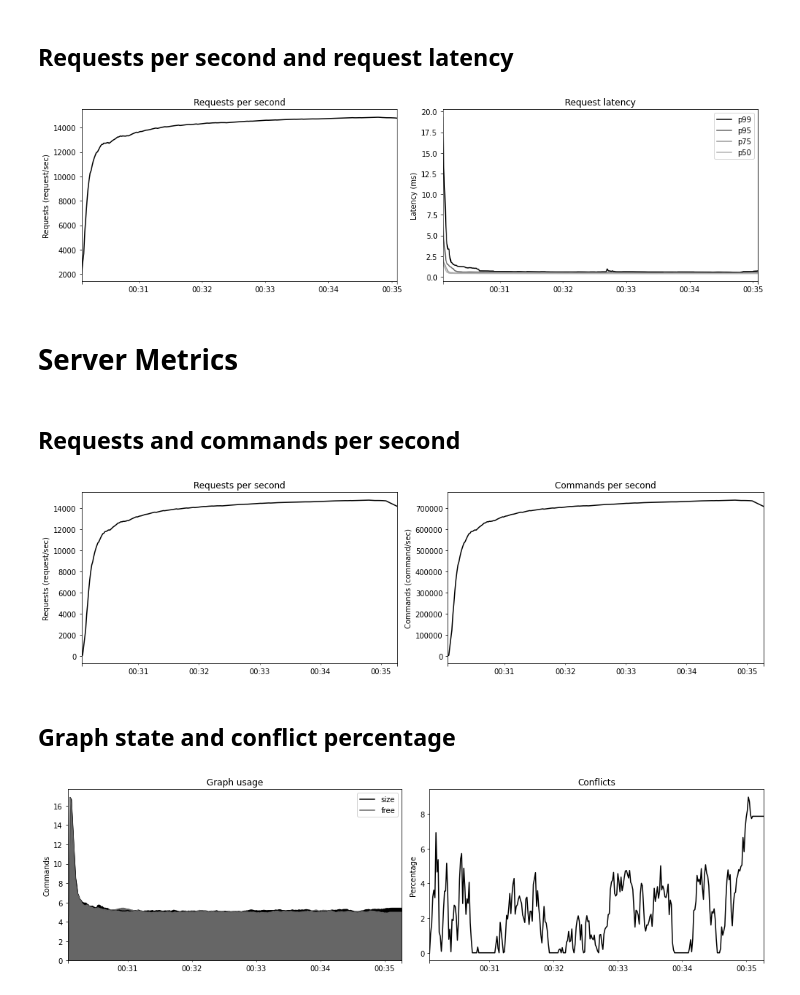
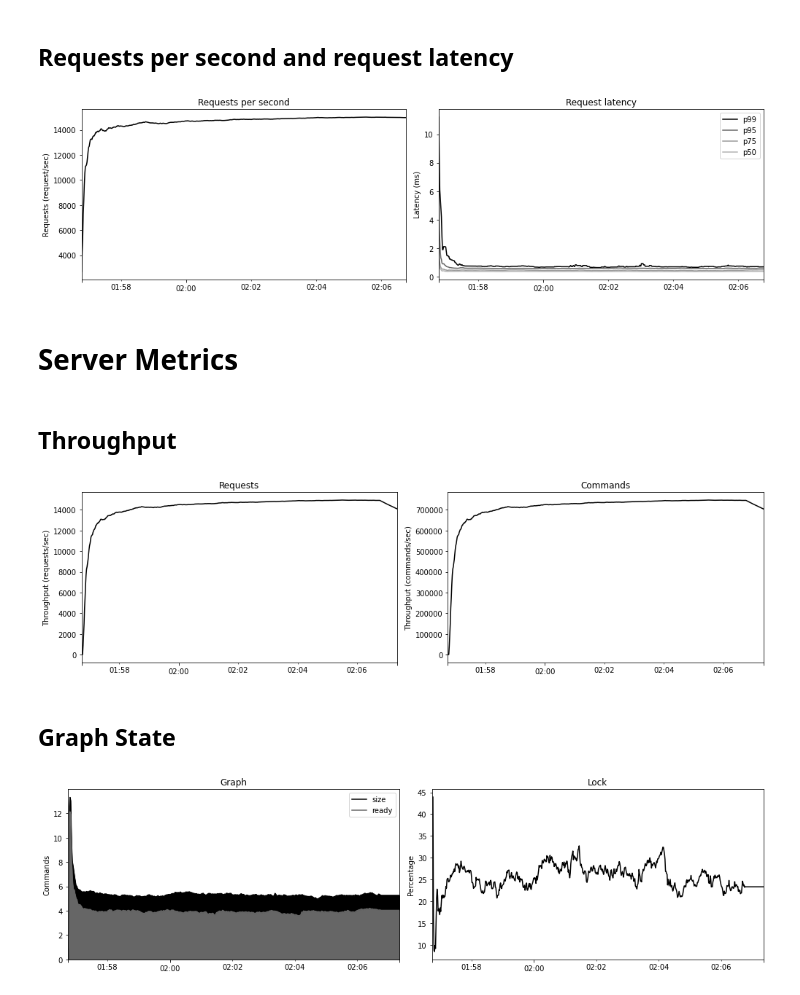
Before and after one commit to erickpintor/parallel-SMR, a Jupyter notebook: analysis/Experiment Analysis.ipynb, the cells around one changed output. Drawn from its saved outputs; the diff is of its cells as text; code cells hidden in the pictures.

```diff
--- a/analysis/Experiment Analysis.ipynb
+++ b/analysis/Experiment Analysis.ipynb
@@ -20,59 +50,56 @@ METRICS_PATH = '../metrics'
 # %% [markdown]
 ## Requests per second and request latency
 # %%
-cli_requests = read_csv(METRICS_PATH + '/demo.dict.DictClient.requests.csv')
-fig, (rps, lat) = plt.subplots(ncols=2)
+requests = read_csv(CLIENT_PATH + '/demo.dict.DictClient.requests.csv')
+fig, (axrps, axlat) = plt.subplots(ncols=2)
 
-ax = cli_requests.plot(title='Requests per second', y='mean_rate', legend=False, ax=rps)
-ax.set_ylabel('Requests (request/sec)')
-ax.set_xlabel(None)
+requests.plot(title='Requests per second', y='mean_rate', legend=False, ax=axrps)
+axrps.set_ylabel('Requests (request/sec)')
+axrps.set_xlabel(None)
 
-ax = cli_requests.plot(title='Request latency', y=['p99', 'p95', 'p75', 'p50'], ax=lat)
-ax.set_ylabel('Latency (ms)')
-ax.set_xlabel(None)
+requests.plot(title='Request latency', y=['p99', 'p95', 'p75', 'p50'], ax=axlat)
+axlat.set_ylabel('Latency (ms)')
+axlat.set_xlabel(None)
 
 plt.tight_layout()
 # %% [output]
-[figure, old version]
+[figure, new version]
 # %% [markdown]
 # Server Metrics
-# %% [markdown]
-## Requests and commands per second
+# %% [markdown]
+## Throughput
 # %%
-rps = read_csv(METRICS_PATH + '/parallelism.late.CBASEServiceReplica.requests.csv')
-cps = read_csv(METRICS_PATH + '/parallelism.late.CBASEServiceReplica.commands.csv')
-fig, (prps, pcps) = plt.subplots(ncols=2)
+rps = read_csv(SERVER_PATH + '/parallelism.late.CBASEServiceReplica.requests.csv')
+cps = read_csv(SERVER_PATH + '/parallelism.late.CBASEServiceReplica.commands.csv')
 
-ax = rps.plot(title='Requests per second', y='mean_rate', legend=False, ax=prps)
-ax.set_ylabel('Requests (request/sec)')
-ax.set_xlabel(None)
+fig, (axrps, axcps) = plt.subplots(ncols=2)
+rps.plot(title='Requests', y='mean_rate', legend=False, ax=axrps)
+axrps.set_ylabel('Throughput (requests/sec)')
+axrps.set_xlabel(None)
 
-ax = cps.plot(title='Commands per second', y='mean_rate', legend=False, ax=pcps)
-ax.set_ylabel('Commands (command/sec)')
-ax.set_xlabel(None)
-
+cps.plot(title='Commands', y='mean_rate', legend=False, ax=axcps)
+axcps.set_ylabel('Throughput (commands/sec)')
+axcps.set_xlabel(None)
 plt.tight_layout()
 # %% [output]
-[figure, old version]
+[figure, new version]
-# %% [markdown]
-## Graph state and conflict percentage
+# %% [markdown]
+## Graph State
 # %%
-graph_size = read_csv(METRICS_PATH + '/parallelism.late.graph.COS.size.csv')
-graph_free = read_csv(METRICS_PATH + '/parallelism.late.graph.COS.free.csv')
-conflicts = read_csv(METRICS_PATH + '/parallelism.late.graph.COS.conflict.csv')
-conflicts['value'] = conflicts['value'] * 100
+size = read_csv(SERVER_PATH + '/parallelism.late.graph.COS.size.csv')
+ready = read_csv(SERVER_PATH + '/parallelism.late.graph.COS.ready.csv')
+lock = (1 - (ready['mean'] / size['mean'])) * 100
 
-fig, (gph, cft) = plt.subplots(ncols=2)
-ax = conflicts.plot(title='Conflicts', legend=False, ax=cft)
-ax.set_ylabel('Percentage')
-ax.set_xlabel(None)
+fig, (axgraph, axlock) = plt.subplots(ncols=2)
+size.plot.area(y='mean', title='Graph', ax=axgraph)
+ready.plot.area(y='mean', ax=axgraph)
+axgraph.set_ylabel('Commands')
+axgraph.legend(["size", "ready"])
+axgraph.set_xlabel(None)
 
-graph_size.plot.area(y='mean', title="Graph usage", ax=gph)
-graph_free.plot.area(y='mean', ax=gph)
-gph.set_ylabel('Commands')
-gph.set_xlabel(None)
-gph.legend(['size', 'free'])
-
+lock.plot(title='Lock', ax=axlock)
+axlock.set_ylabel('Percentage')
+axlock.set_xlabel(None)
 plt.tight_layout()
 # %% [output]
-[figure, old version]
+[figure, new version]
```
Also changed, not shown: parts of 3 cells of this notebook, 1 other file.
